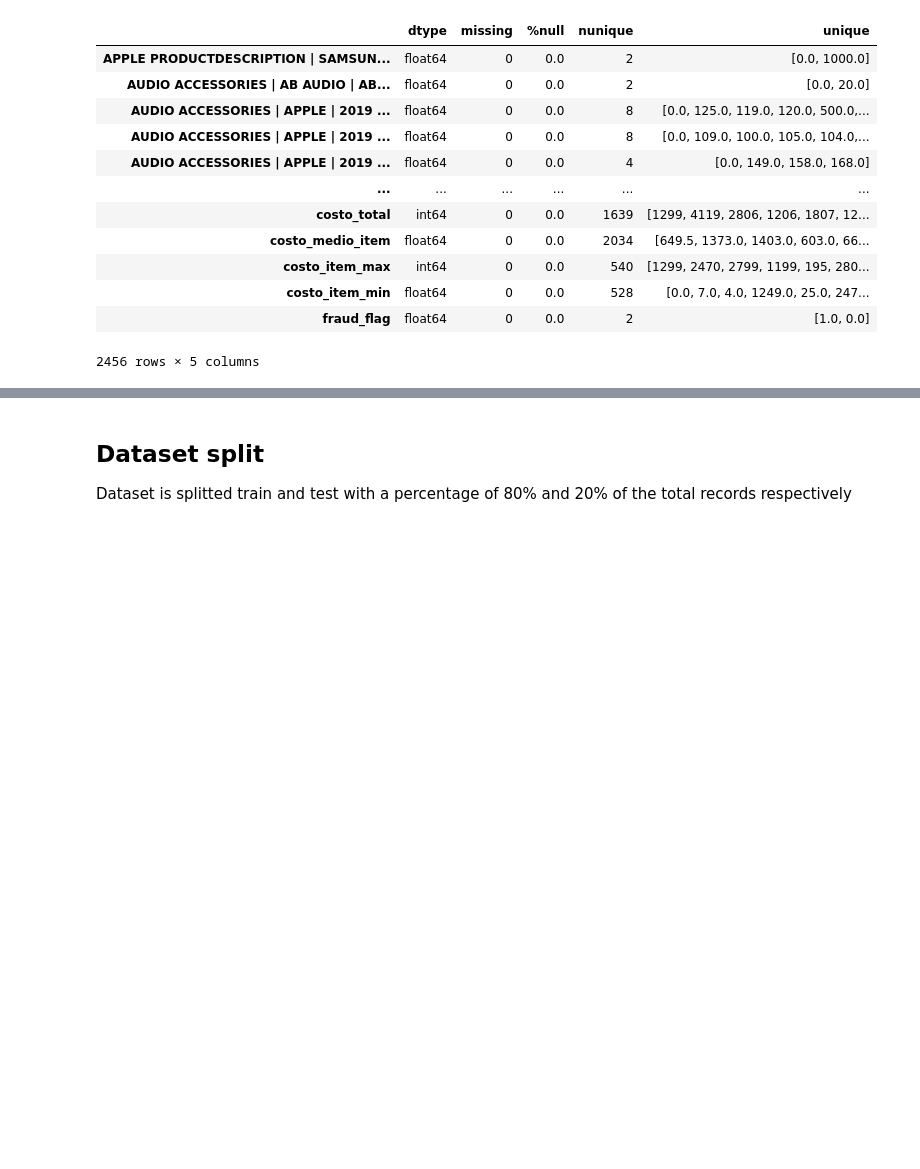
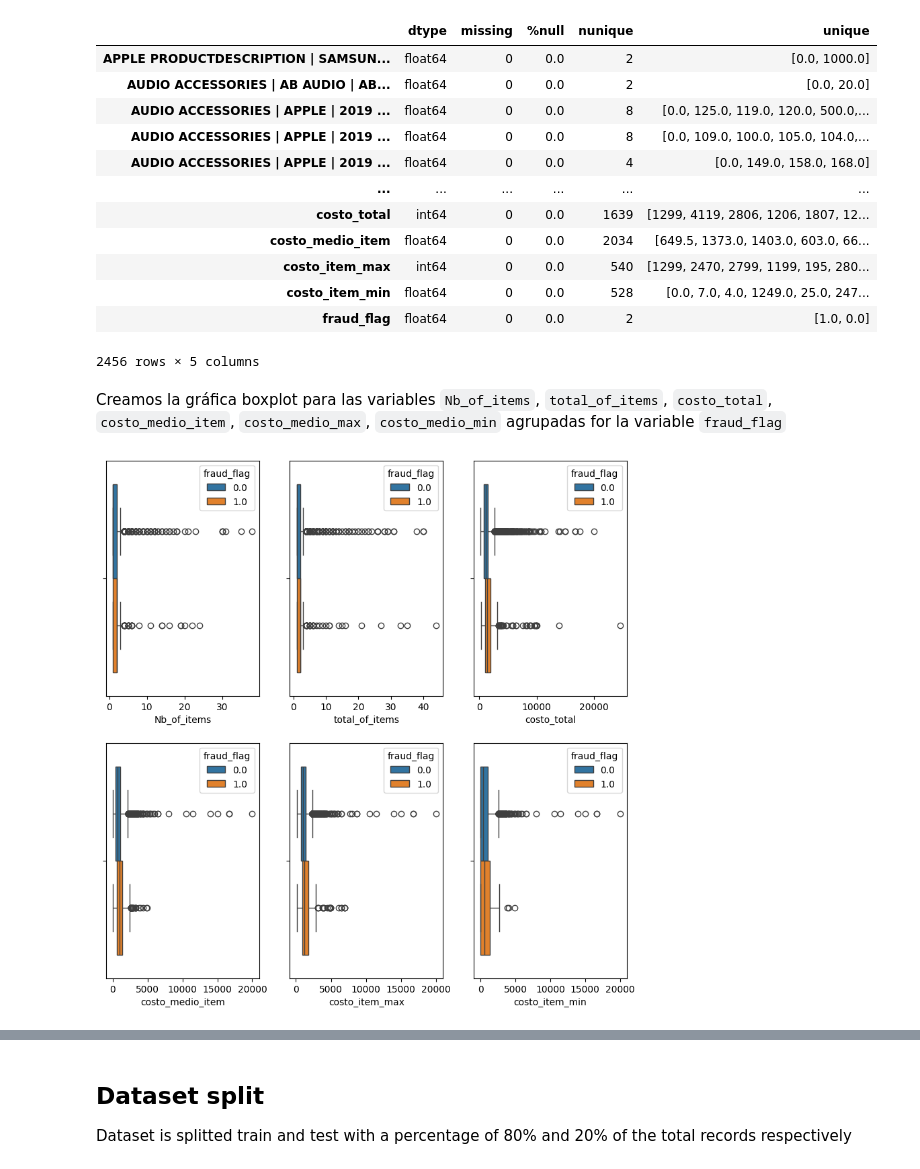
Before and after one commit to jmanuelc87/bourbaki-track-ciencia-datos, a Jupyter notebook: working-analyst/exams/niche-fraudsters.ipynb, the cells around one changed output, grey strips where cells are left out. Drawn from its saved outputs; the diff is of its cells as text; code cells hidden in the pictures; blank space fills up the shorter version.

```diff
--- a/working-analyst/exams/niche-fraudsters.ipynb
+++ b/working-analyst/exams/niche-fraudsters.ipynb
@@ -94,3 +101,29 @@ describe(df)
 | costo_item_min | float64 | 0 | 0.0 | 528 | [0.0, 7.0, 4.0, 1249.0, 25.0, 247... |
 | fraud_flag | float64 | 0 | 0.0 | 2 | [1.0, 0.0] |
 2456 rows × 5 columns
+# %% [markdown]
+Creamos la gráfica boxplot para las variables `Nb_of_items`, `total_of_items`, `costo_total`, `costo_medio_item`, `costo_medio_max`, `costo_medio_min` agrupadas for la variable `fraud_flag`
+# %%
+fig, axs = plt.subplots(2, 3, figsize=(10, 10))
+axs = axs.flatten()
+
+for i, c in enumerate(
+    [
+        "Nb_of_items",
+        "total_of_items",
+        "costo_total",
+        "costo_medio_item",
+        "costo_item_max",
+        "costo_item_min",
+    ]
+):
+    sns.boxplot(
+        df.iloc[:, -7:],
+        x=c,
+        hue="fraud_flag",
+        ax=axs[i],
+    )
+
+_ = plt.show()
+# %% [output]
+[figure, added]
```
Also changed, not shown: parts of 40 cells of this notebook.
